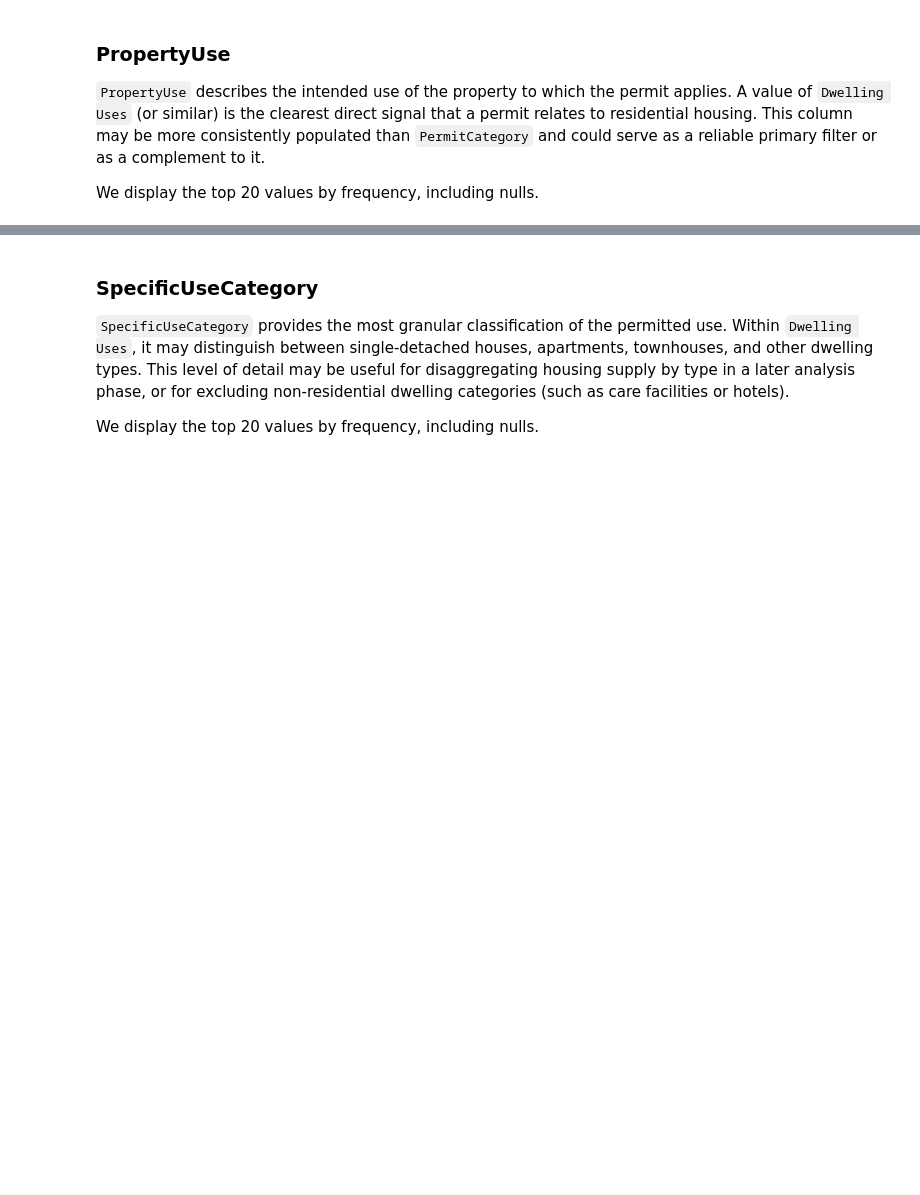
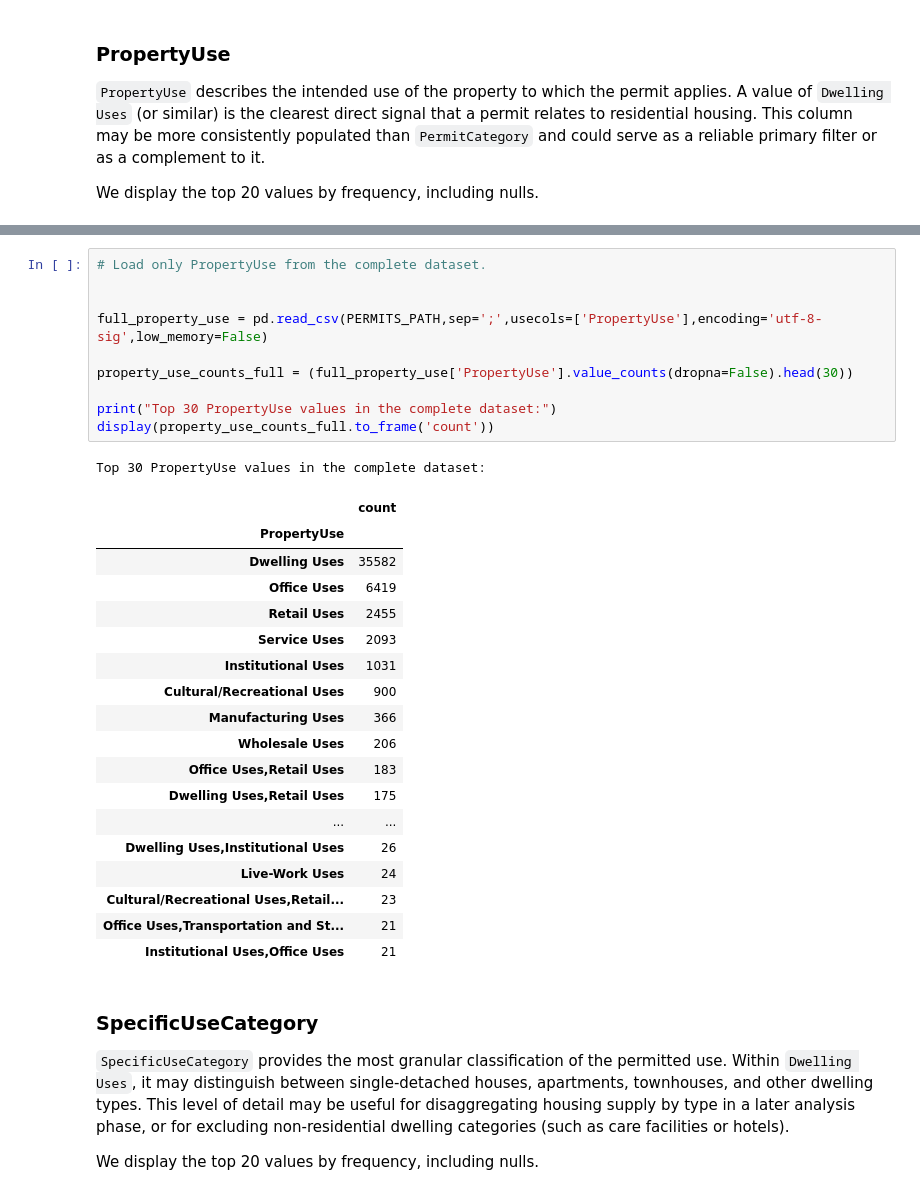
Before and after one commit to chvmdf/vancouver-property-value-housing-supply-analysis, a Jupyter notebook: notebooks/03_building_permits_preparation_and_analysis.ipynb, the cells around one changed output, grey strips where cells are left out. Cells and saved outputs as stored; diff of their text form; blank space fills up the shorter version.

Commit message:
Validate residential building permit filter

```diff
--- a/notebooks/03_building_permits_preparation_and_analysis.ipynb
+++ b/notebooks/03_building_permits_preparation_and_analysis.ipynb
@@ -189,3 +308,33 @@ display(property_use_counts.head(20).to_frame('count'))
+# %%
+# Load only PropertyUse from the complete dataset.
+
+
+full_property_use = pd.read_csv(PERMITS_PATH,sep=';',usecols=['PropertyUse'],encoding='utf-8-sig',low_memory=False)
+
+property_use_counts_full = (full_property_use['PropertyUse'].value_counts(dropna=False).head(30))
+
+print("Top 30 PropertyUse values in the complete dataset:")
+display(property_use_counts_full.to_frame('count'))
+# %% [output]
+Top 30 PropertyUse values in the complete dataset:
+|  | count |
+| PropertyUse |  |
+| Dwelling Uses | 35582 |
+| Office Uses | 6419 |
+| Retail Uses | 2455 |
+| Service Uses | 2093 |
+| Institutional Uses | 1031 |
+| Cultural/Recreational Uses | 900 |
+| Manufacturing Uses | 366 |
+| Wholesale Uses | 206 |
+| Office Uses,Retail Uses | 183 |
+| Dwelling Uses,Retail Uses | 175 |
+| ... | ... |
+| Dwelling Uses,Institutional Uses | 26 |
+| Live-Work Uses | 24 |
+| Cultural/Recreational Uses,Retail... | 23 |
+| Office Uses,Transportation and St... | 21 |
+| Institutional Uses,Office Uses | 21 |
 # %% [markdown]
 ### SpecificUseCategory
 
```
Also changed, not shown: parts of 13 cells of this notebook.
